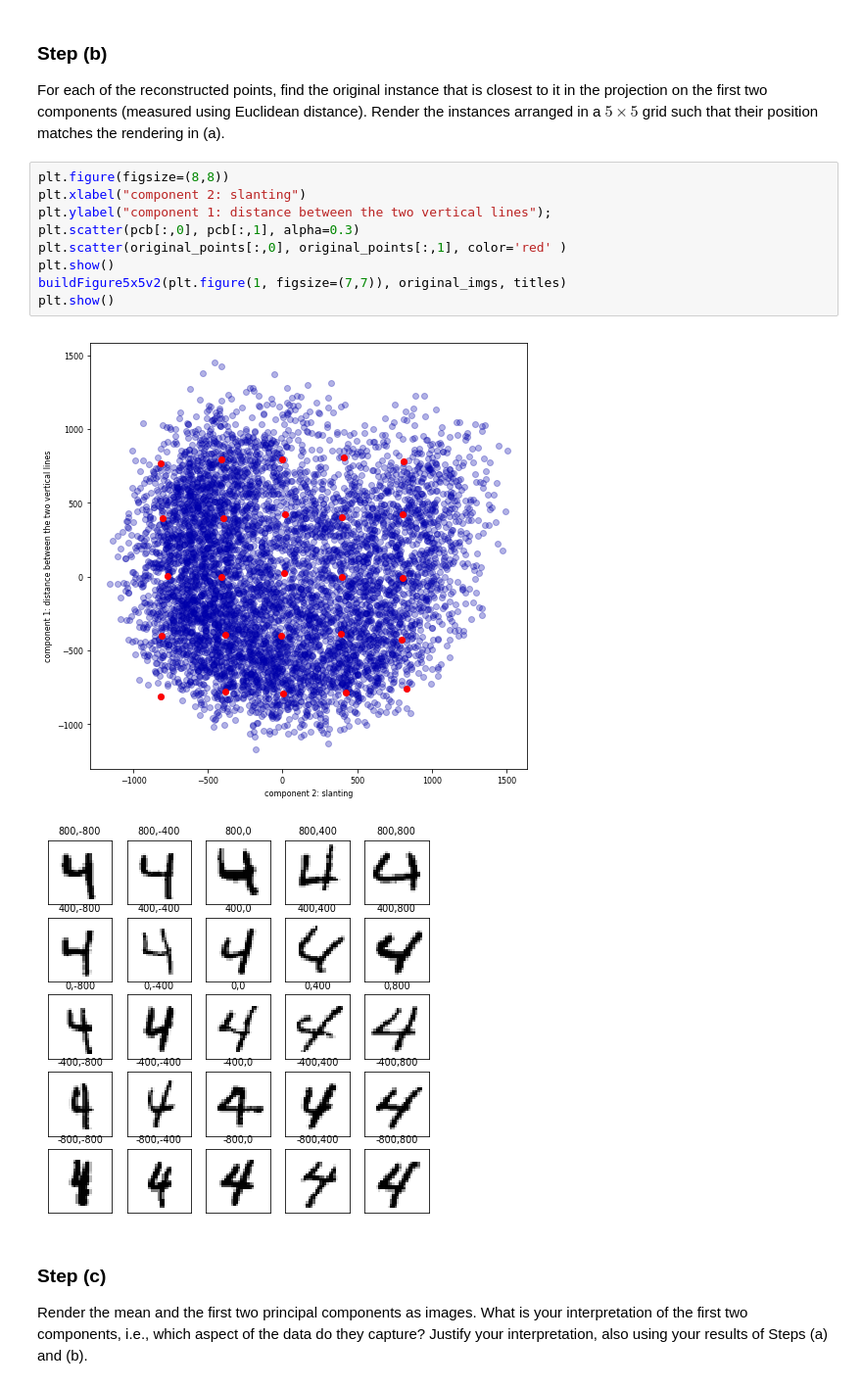
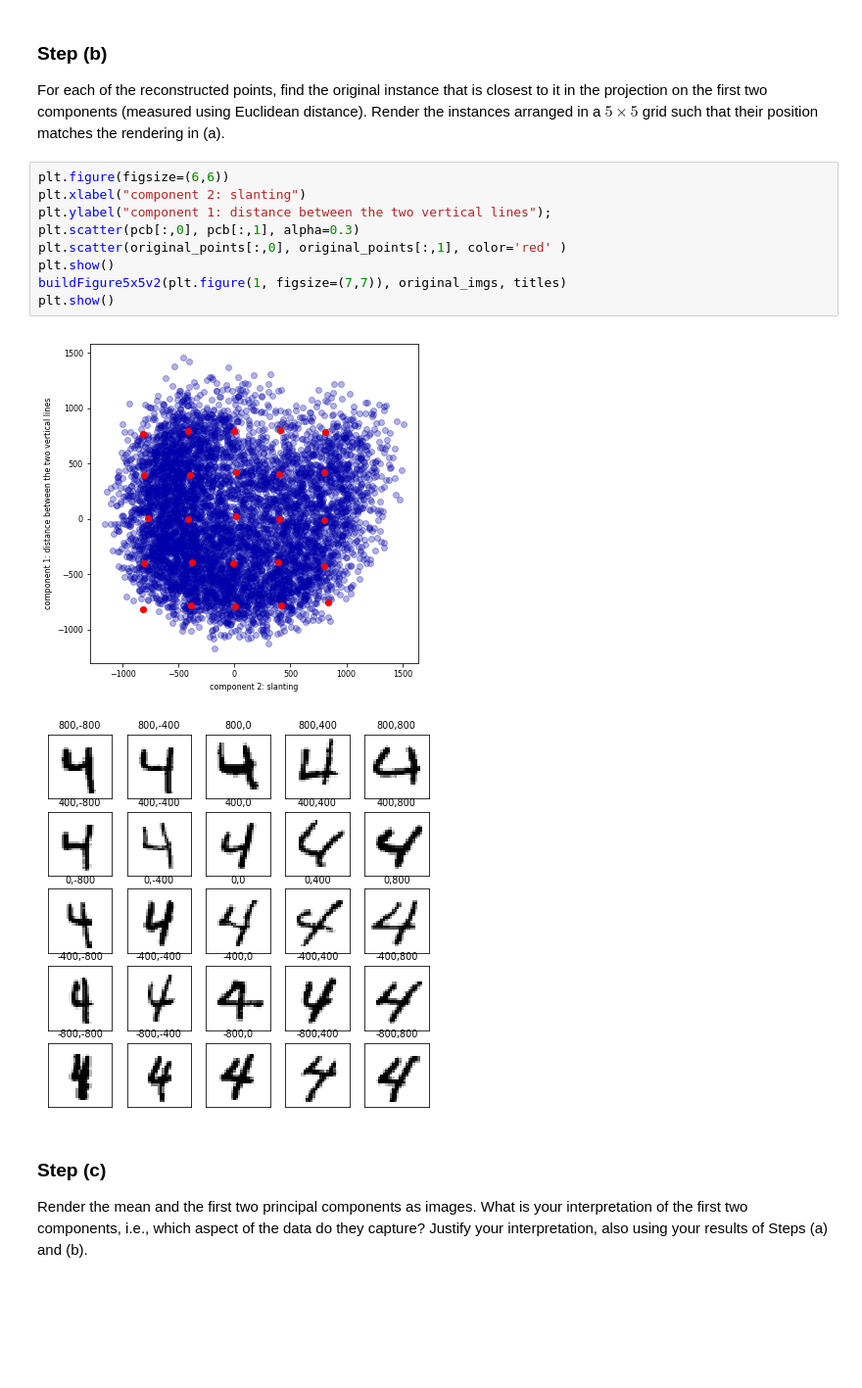
Before and after one commit to Zilarion/2imw30-assignment-3, a Jupyter notebook: Assignment 3.ipynb, the cells around one changed output. Shown at 98% size. Drawn from its saved outputs; the diff is of its cells as text; blank space fills up the shorter version.

```diff
--- a/Assignment 3.ipynb
+++ b/Assignment 3.ipynb
@@ -274,16 +274,16 @@ plt.show()
 ### Step (b)
 For each of the reconstructed points, find the original instance that is closest to it in the projection on the first two components (measured using Euclidean distance). Render the instances arranged in a $5 \times 5$ grid such that their position matches the rendering in (a).
 # %%
-plt.figure(figsize=(8,8))
+plt.figure(figsize=(6,6))
 plt.xlabel("component 2: slanting")
 plt.ylabel("component 1: distance between the two vertical lines");
 plt.scatter(pcb[:,0], pcb[:,1], alpha=0.3)
 plt.scatter(original_points[:,0], original_points[:,1], color='red' )
 plt.show()
 buildFigure5x5v2(plt.figure(1, figsize=(7,7)), original_imgs, titles)
 plt.show()
 # %% [output]
-[figure, old version]
+[figure, new version]
 [figure]
 # %% [markdown]
 ### Step (c)
```
Also changed, not shown: parts of 2 cells of this notebook.
